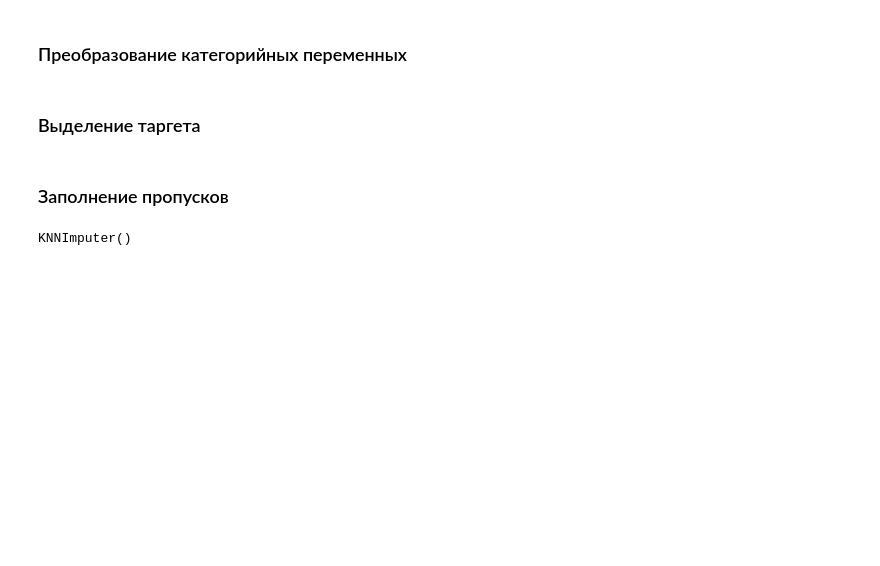
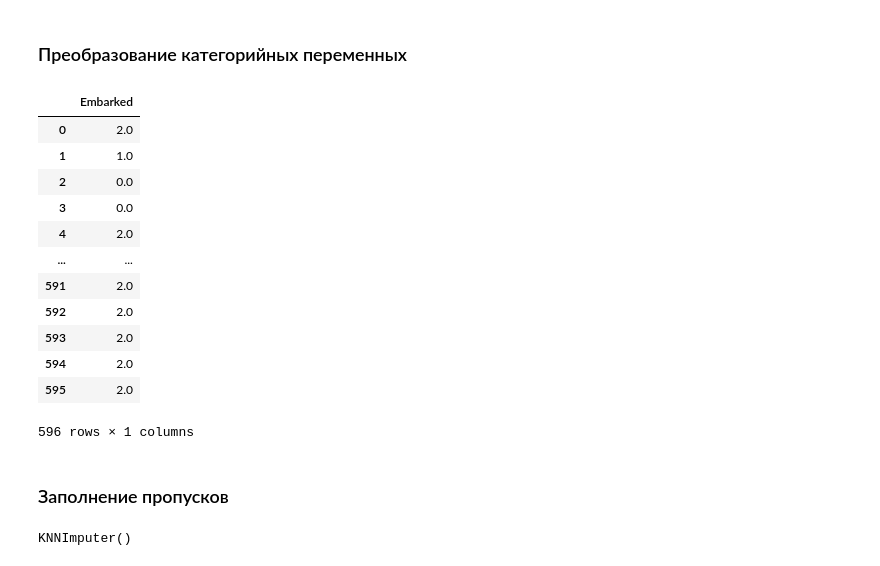
Before and after one commit to alex-chin/TitanicML, a Jupyter notebook: titanic_ml.ipynb, the cells around one changed output. Cells and saved outputs as stored; diff of their text form; code cells hidden in the pictures; blank space fills up the shorter version.

Commit message:
pipeline

```diff
--- a/titanic_ml.ipynb
+++ b/titanic_ml.ipynb
@@ -187,2 +229,0 @@ df['Embarked'] = le.fit_transform(df.Embarked)
-# %% [markdown]
-### Выделение таргета
@@ -192,3 +230,27 @@ df.drop(['PassengerId', 'Name', 'Ticket', 'Cabin', 'Survived'], axis=1, inplace=
+# %%
+ohe_encoder = OneHotEncoder(handle_unknown='ignore')
+ord_encoder = OrdinalEncoder()
+label_encoder = LabelEncoder()
+pipe_cat = Pipeline([('encoder', ord_encoder)])
+
+res_cat = pipe_cat.fit_transform(X_train[['Embarked']])
+
+res_df_cat = pd.DataFrame(res_cat, columns=pipe_cat.get_feature_names_out())
+res_df_cat
+# %% [output]
+|  | Embarked |
+| 0 | 2.0 |
+| 1 | 1.0 |
+| 2 | 0.0 |
+| 3 | 0.0 |
+| 4 | 2.0 |
+| ... | ... |
+| 591 | 2.0 |
+| 592 | 2.0 |
+| 593 | 2.0 |
+| 594 | 2.0 |
+| 595 | 2.0 |
+596 rows × 1 columns
 # %% [markdown]
 ### Заполнение пропусков
 # %%
```
Also changed, not shown: parts of 27 cells of this notebook.
